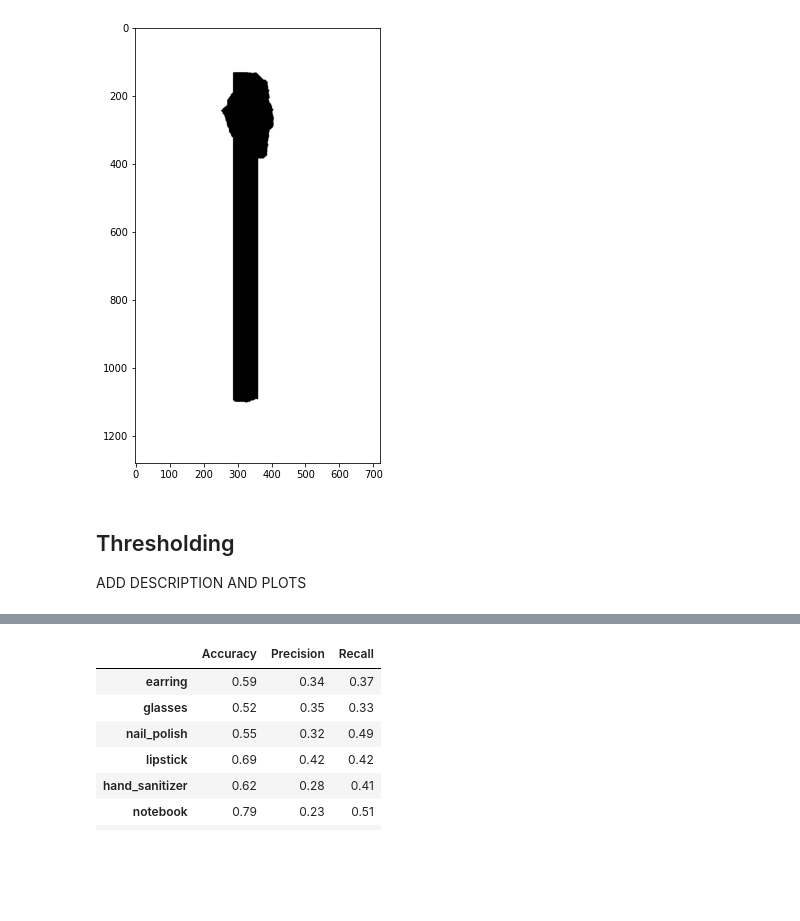
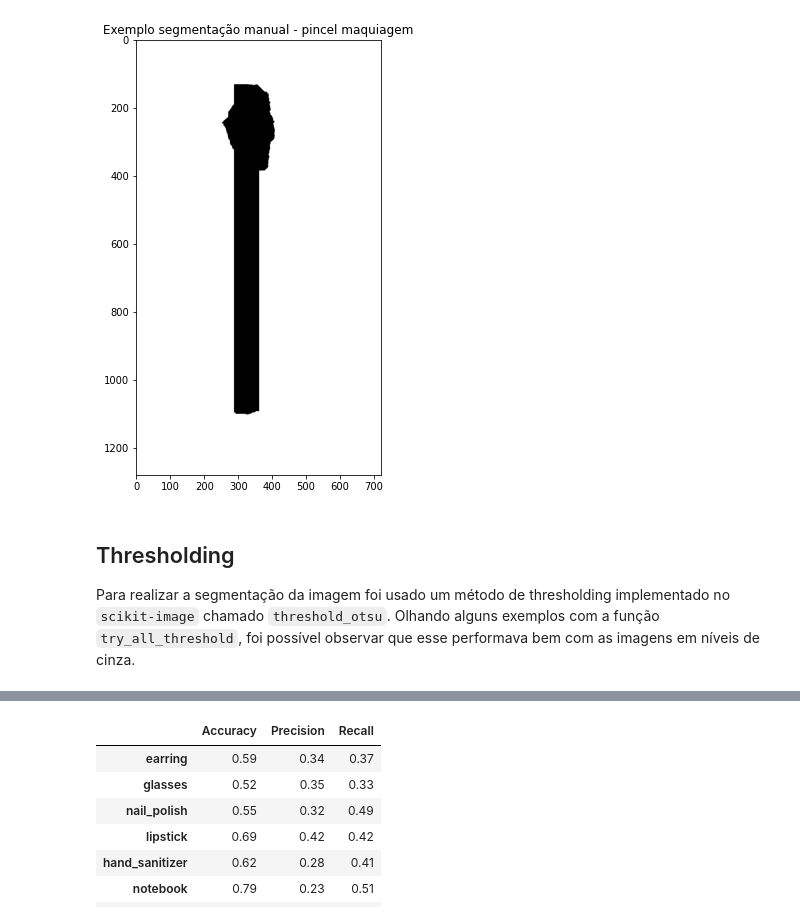
Before and after one commit to iblucher/MAC5768, a Jupyter notebook: ep3-segmentation-and-feret-box.ipynb, the cells around one changed output, grey strips where cells are left out. Saved outputs shown, nothing was run; the diff lists cells and outputs as text; code cells hidden in the pictures; blank space fills up the shorter version.

Commit message:
Add both notebooks with performance report and examples

```diff
--- a/ep3-segmentation-and-feret-box.ipynb
+++ b/ep3-segmentation-and-feret-box.ipynb
@@ -24,11 +26,12 @@ example_img = io.imread(EXAMPLE_IMAGE_PATH)
 # %%
 fig = plt.figure(figsize=(12, 8))
 ax = fig.add_subplot(111)
 
-ax.imshow(example_img, cmap='gray');
+ax.imshow(example_img, cmap='gray')
+ax.set_title('Exemplo segmentação manual - pincel maquiagem');
 # %% [output]
-[figure, old version]
+[figure, new version]
-# %% [markdown]
-## Thresholding
-
-ADD DESCRIPTION AND PLOTS
+# %% [markdown]
+## Thresholding
+
+Para realizar a segmentação da imagem foi usado um método de thresholding implementado no `scikit-image` chamado `threshold_otsu`. Olhando alguns exemplos com a função `try_all_threshold`, foi possível observar que esse performava bem com as imagens em níveis de cinza.
```
Also changed, not shown: parts of 14 cells of this notebook, 1 other file.
